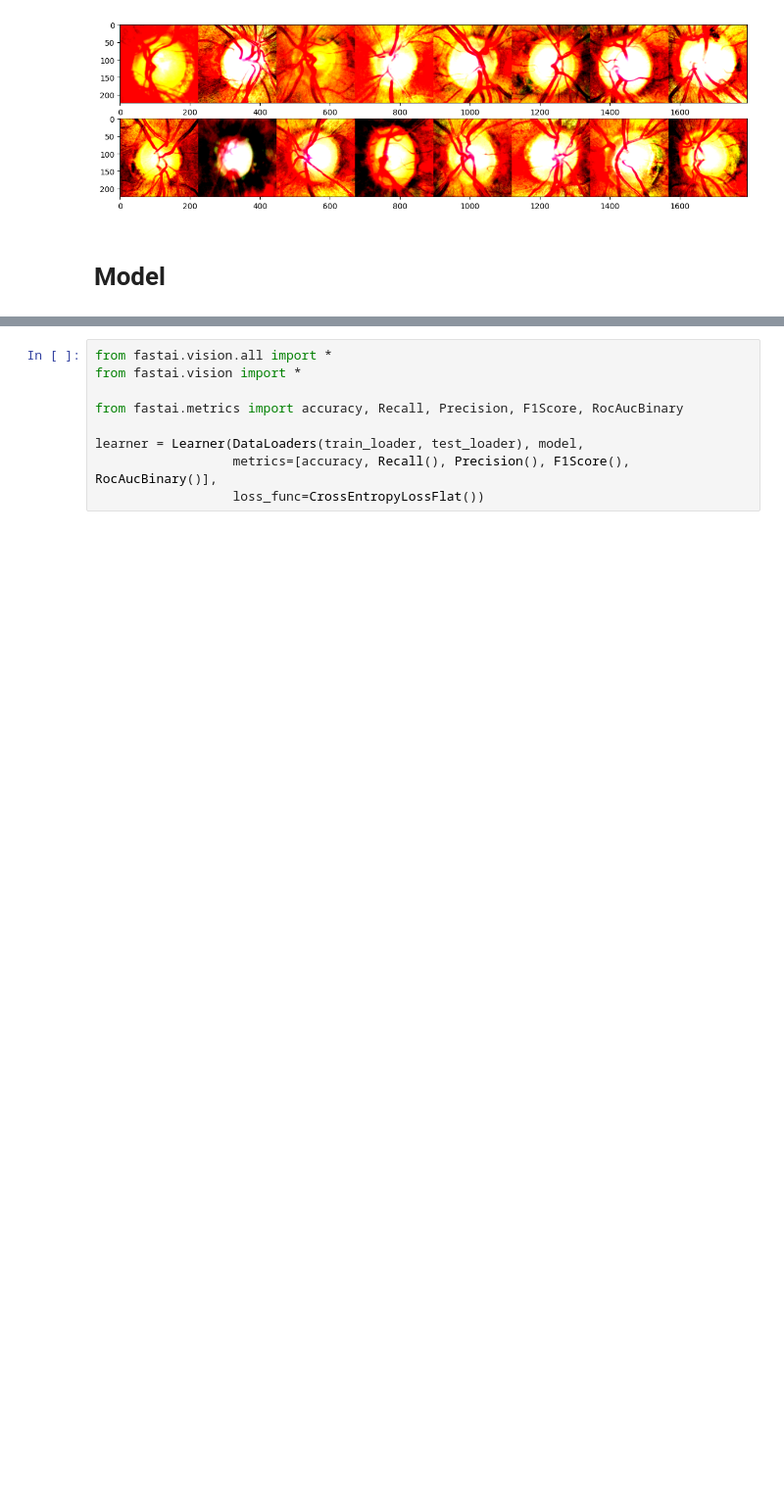
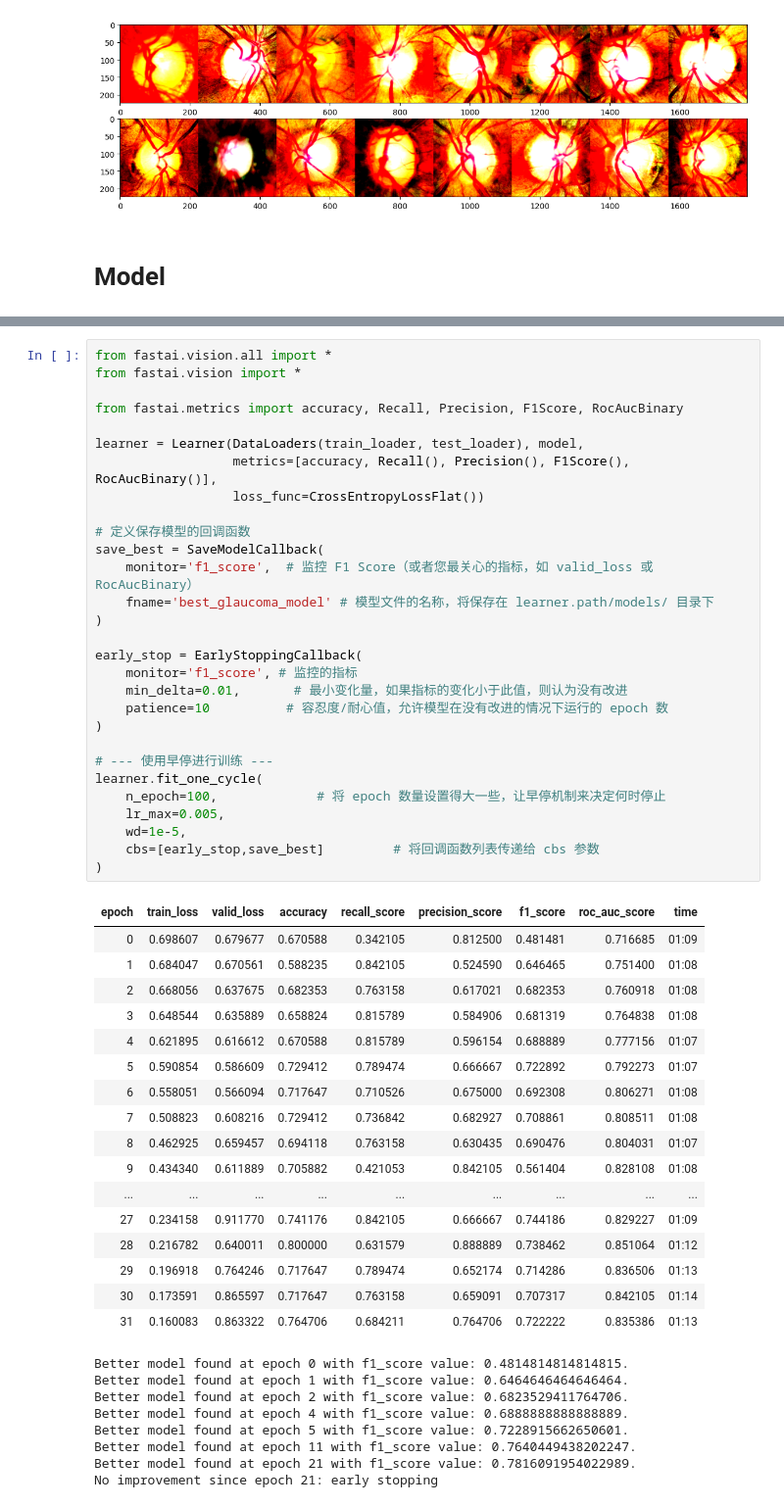
Before and after one commit to Brokengm/BIA_group_work, a Jupyter notebook: model.ipynb, the cells around one changed output, grey strips where cells are left out. Shown at 98% size. Cells and saved outputs as stored; diff of their text form; blank space fills up the shorter version.

```diff
--- a/model.ipynb
+++ b/model.ipynb
@@ -373,9 +605,55 @@ model = CombinedModel()
 # %%
 from fastai.vision.all import *
 from fastai.vision import *
 
 from fastai.metrics import accuracy, Recall, Precision, F1Score, RocAucBinary
 
 learner = Learner(DataLoaders(train_loader, test_loader), model,
                   metrics=[accuracy, Recall(), Precision(), F1Score(), RocAucBinary()],
                   loss_func=CrossEntropyLossFlat())
+
+# 定义保存模型的回调函数
+save_best = SaveModelCallback(
+    monitor='f1_score',  # 监控 F1 Score（或者您最关心的指标，如 valid_loss 或 RocAucBinary）
+    fname='best_glaucoma_model' # 模型文件的名称，将保存在 learner.path/models/ 目录下
+)
+
+early_stop = EarlyStoppingCallback(
+    monitor='f1_score', # 监控的指标
+    min_delta=0.01,       # 最小变化量，如果指标的变化小于此值，则认为没有改进
+    patience=10          # 容忍度/耐心值，允许模型在没有改进的情况下运行的 epoch 数
+)
+
+# --- 使用早停进行训练 ---
+learner.fit_one_cycle(
+    n_epoch=100,             # 将 epoch 数量设置得大一些，让早停机制来决定何时停止
+    lr_max=0.005,
+    wd=1e-5,
+    cbs=[early_stop,save_best]         # 将回调函数列表传递给 cbs 参数
+)
+# %% [output]
+| epoch | train_loss | valid_loss | accuracy | recall_score | precision_score | f1_score | roc_auc_score | time |
+| 0 | 0.698607 | 0.679677 | 0.670588 | 0.342105 | 0.812500 | 0.481481 | 0.716685 | 01:09 |
+| 1 | 0.684047 | 0.670561 | 0.588235 | 0.842105 | 0.524590 | 0.646465 | 0.751400 | 01:08 |
+| 2 | 0.668056 | 0.637675 | 0.682353 | 0.763158 | 0.617021 | 0.682353 | 0.760918 | 01:08 |
+| 3 | 0.648544 | 0.635889 | 0.658824 | 0.815789 | 0.584906 | 0.681319 | 0.764838 | 01:08 |
+| 4 | 0.621895 | 0.616612 | 0.670588 | 0.815789 | 0.596154 | 0.688889 | 0.777156 | 01:07 |
+| 5 | 0.590854 | 0.586609 | 0.729412 | 0.789474 | 0.666667 | 0.722892 | 0.792273 | 01:07 |
+| 6 | 0.558051 | 0.566094 | 0.717647 | 0.710526 | 0.675000 | 0.692308 | 0.806271 | 01:08 |
+| 7 | 0.508823 | 0.608216 | 0.729412 | 0.736842 | 0.682927 | 0.708861 | 0.808511 | 01:08 |
+| 8 | 0.462925 | 0.659457 | 0.694118 | 0.763158 | 0.630435 | 0.690476 | 0.804031 | 01:07 |
+| 9 | 0.434340 | 0.611889 | 0.705882 | 0.421053 | 0.842105 | 0.561404 | 0.828108 | 01:08 |
+| ... | ... | ... | ... | ... | ... | ... | ... | ... |
+| 27 | 0.234158 | 0.911770 | 0.741176 | 0.842105 | 0.666667 | 0.744186 | 0.829227 | 01:09 |
+| 28 | 0.216782 | 0.640011 | 0.800000 | 0.631579 | 0.888889 | 0.738462 | 0.851064 | 01:12 |
+| 29 | 0.196918 | 0.764246 | 0.717647 | 0.789474 | 0.652174 | 0.714286 | 0.836506 | 01:13 |
+| 30 | 0.173591 | 0.865597 | 0.717647 | 0.763158 | 0.659091 | 0.707317 | 0.842105 | 01:14 |
+| 31 | 0.160083 | 0.863322 | 0.764706 | 0.684211 | 0.764706 | 0.722222 | 0.835386 | 01:13 |
+Better model found at epoch 0 with f1_score value: 0.4814814814814815.
+Better model found at epoch 1 with f1_score value: 0.6464646464646464.
+Better model found at epoch 2 with f1_score value: 0.6823529411764706.
+Better model found at epoch 4 with f1_score value: 0.6888888888888889.
+Better model found at epoch 5 with f1_score value: 0.7228915662650601.
+Better model found at epoch 11 with f1_score value: 0.7640449438202247.
+Better model found at epoch 21 with f1_score value: 0.7816091954022989.
+No improvement since epoch 21: early stopping
```
Also changed, not shown: parts of 15 cells of this notebook.
